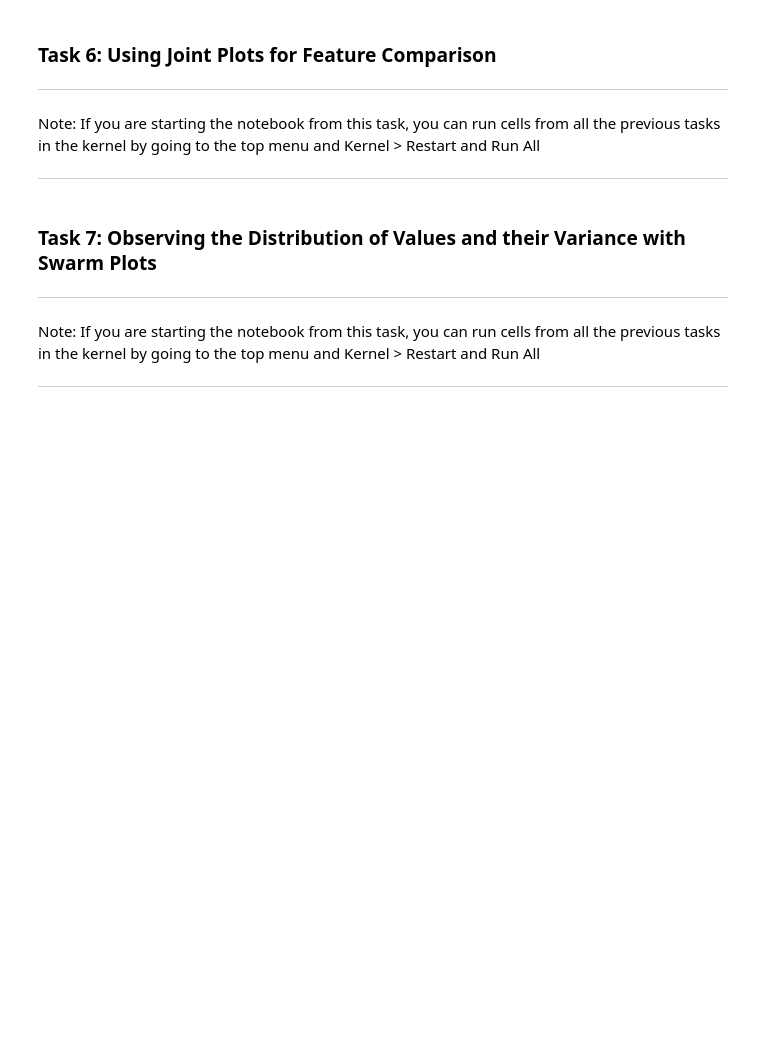
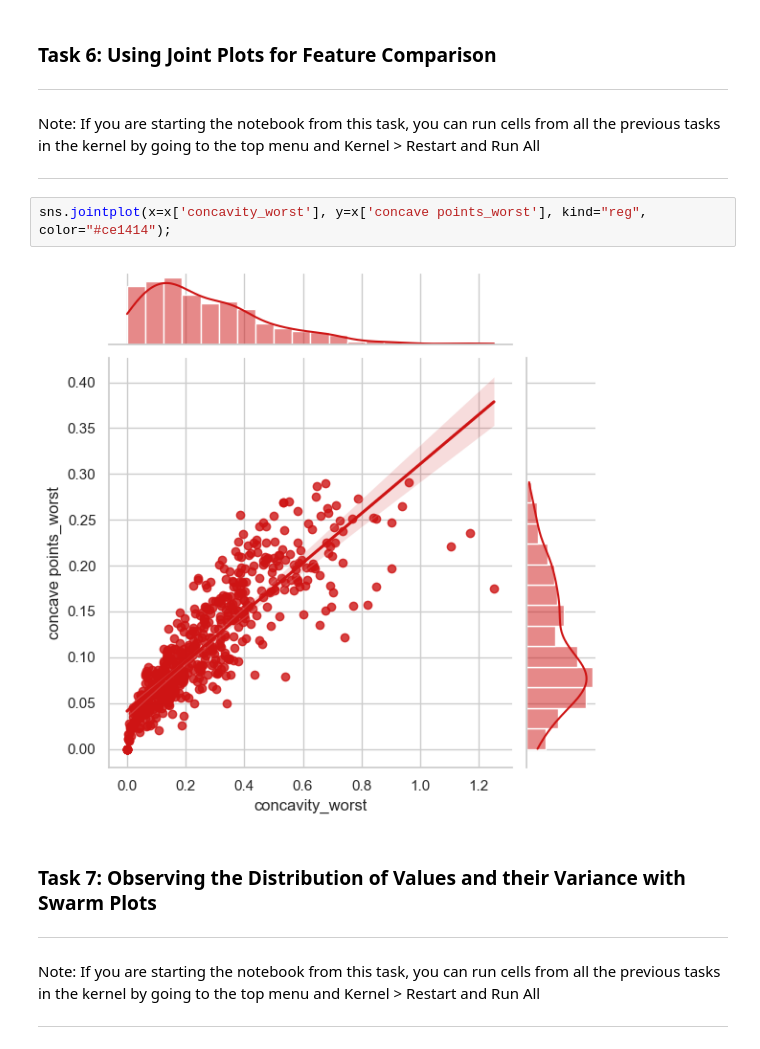
Before and after one commit to rasikasrimal/TumorDiagnosis, a Jupyter notebook: Learner_Notebook.ipynb, the cells around one changed output. Drawn from its saved outputs; the diff is of its cells as text; blank space fills up the shorter version.

```diff
--- a/Learner_Notebook.ipynb
+++ b/Learner_Notebook.ipynb
@@ -179,6 +216,10 @@ plt.xticks(rotation=45)
 ***
 Note: If you are starting the notebook from this task, you can run cells from all the previous tasks in the kernel by going to the top menu and Kernel > Restart and Run All
 ***
+# %%
+sns.jointplot(x=x['concavity_worst'], y=x['concave points_worst'], kind="reg", color="#ce1414");
+# %% [output]
+[figure, added]
 # %% [markdown]
 ### Task 7: Observing the Distribution of Values and their Variance with Swarm Plots
 ***
```
Also changed, not shown: parts of 9 cells of this notebook.
